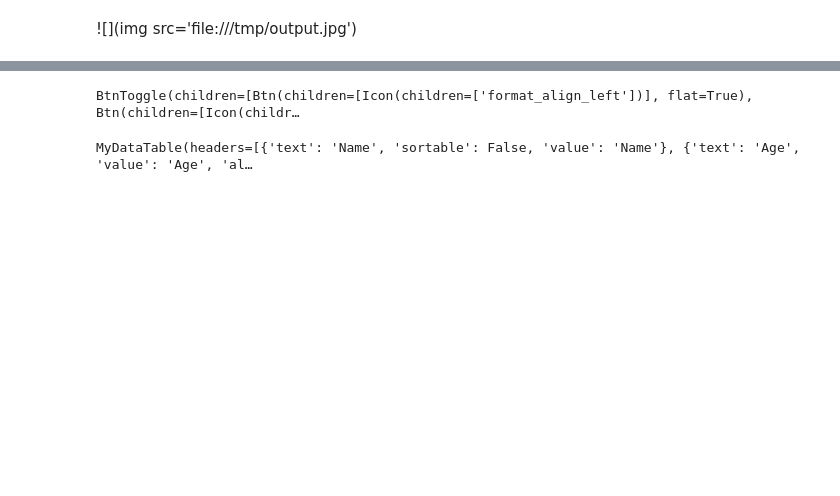
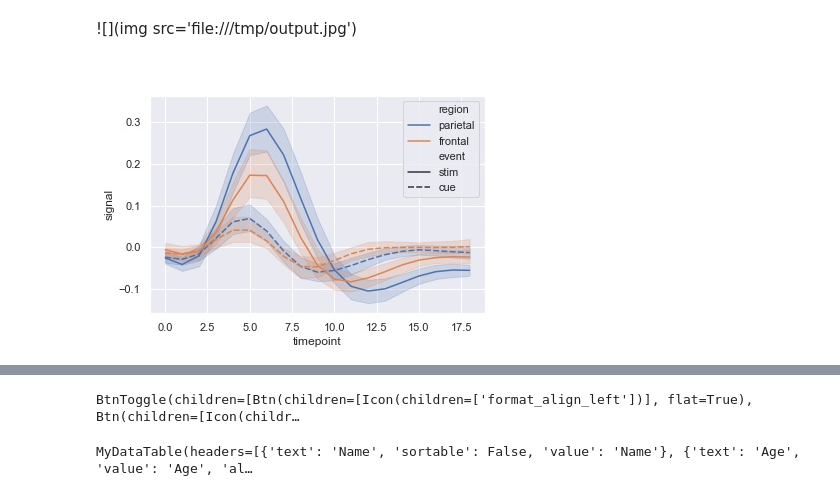
Before and after one commit to marketneutral/misc_research, a Jupyter notebook: voila-vuetify-examples.ipynb, the cells around one changed output, grey strips where cells are left out. Saved outputs shown, nothing was run; the diff lists cells and outputs as text; code cells hidden in the pictures; blank space fills up the shorter version.

```diff
--- a/voila-vuetify-examples.ipynb
+++ b/voila-vuetify-examples.ipynb
@@ -104,6 +115,9 @@ Img(src='https://picsum.photos/id/11/500/300')
 ![](img src='file:///tmp/output.jpg')
 # %%
 from IPython.display import Image
+Image('/tmp/output.jpg')
+# %% [output]
+[figure, added]
 # %% [markdown]
 <img src='file:///tmp/output.jpg'>
 # %%
```
Also changed, not shown: parts of 16 cells of this notebook, 2 other files.
